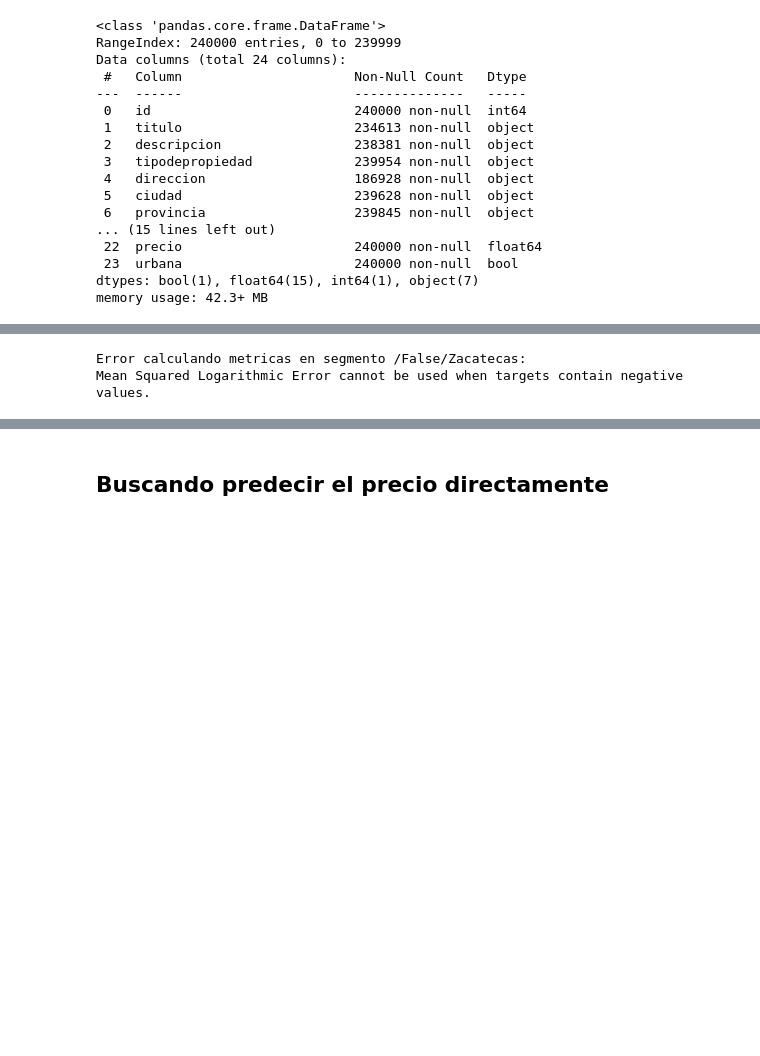
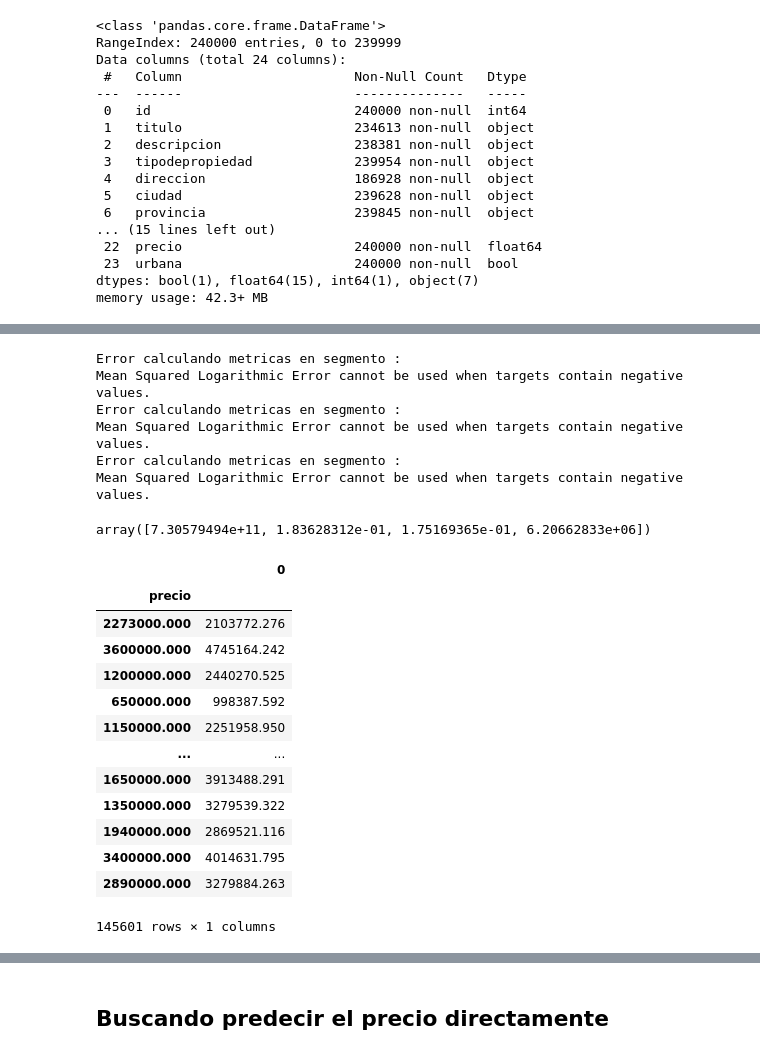
Before and after one commit to ToOrtner/Data-Analysis-properties, a Jupyter notebook: metnum-tp3-2020-1c/notebooks/Probando con NLP.ipynb, the cells around one changed output, grey strips where cells are left out. Drawn from its saved outputs; the diff is of its cells as text; code cells hidden in the pictures; blank space fills up the shorter version.

```diff
--- a/metnum-tp3-2020-1c/notebooks/Probando con NLP.ipynb
+++ b/metnum-tp3-2020-1c/notebooks/Probando con NLP.ipynb
@@ -61,7 +61,7 @@ train_df = train_df.drop(train_df[train_df['tipodepropiedad'] == 'Rancho'].index
 predict_column = 'precio'
 carititud_column = "carititud"
 #segments = ['tipodepropiedad', 'usosmultiples', 'banos']
-segments = ['urbana', 'provincia']
+segments = []#'urbana', 'provincia']
 text_features = ['titulo', 'descripcion']
 features = ['metrostotales', 'metroscubiertos', 'garages']
 
@@ -75,7 +75,13 @@ model1.fit_nlp()
 # %%
 model1.regresionar()
 # %% [output]
-Error calculando metricas en segmento /False/Zacatecas:
+Error calculando metricas en segmento :
 Mean Squared Logarithmic Error cannot be used when targets contain negative values.
+Error calculando metricas en segmento :
+Mean Squared Logarithmic Error cannot be used when targets contain negative values.
+Error calculando metricas en segmento :
+Mean Squared Logarithmic Error cannot be used when targets contain negative values.
 # %%
 model1.prom_scores()
+# %% [output]
+array([7.30579494e+11, 1.83628312e-01, 1.75169365e-01, 6.20662833e+06])
@@ -85,0 +88,22 @@ predicciones = model1.predict_rows(train_df)
+# %%
+to_predict = train_df[features + text_features + [predict_column]].dropna()
+predicciones = model1.predict(to_predict)
+# %%
+pd.set_option('display.float_format', lambda x: '%.3f' % x)
+
+pd.DataFrame(predicciones, to_predict[predict_column])
+# %% [output]
+|  | 0 |
+| precio |  |
+| 2273000.000 | 2103772.276 |
+| 3600000.000 | 4745164.242 |
+| 1200000.000 | 2440270.525 |
+| 650000.000 | 998387.592 |
+| 1150000.000 | 2251958.950 |
+| ... | ... |
+| 1650000.000 | 3913488.291 |
+| 1350000.000 | 3279539.322 |
+| 1940000.000 | 2869521.116 |
+| 3400000.000 | 4014631.795 |
+| 2890000.000 | 3279884.263 |
+145601 rows × 1 columns
```
Also changed, not shown: parts of 12 cells of this notebook, 1 other file.
